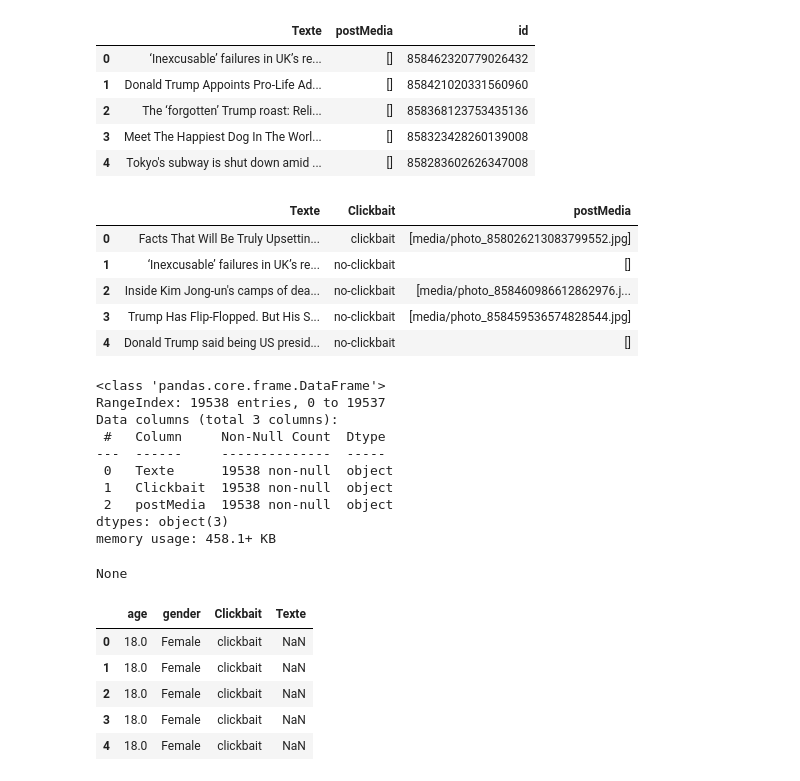
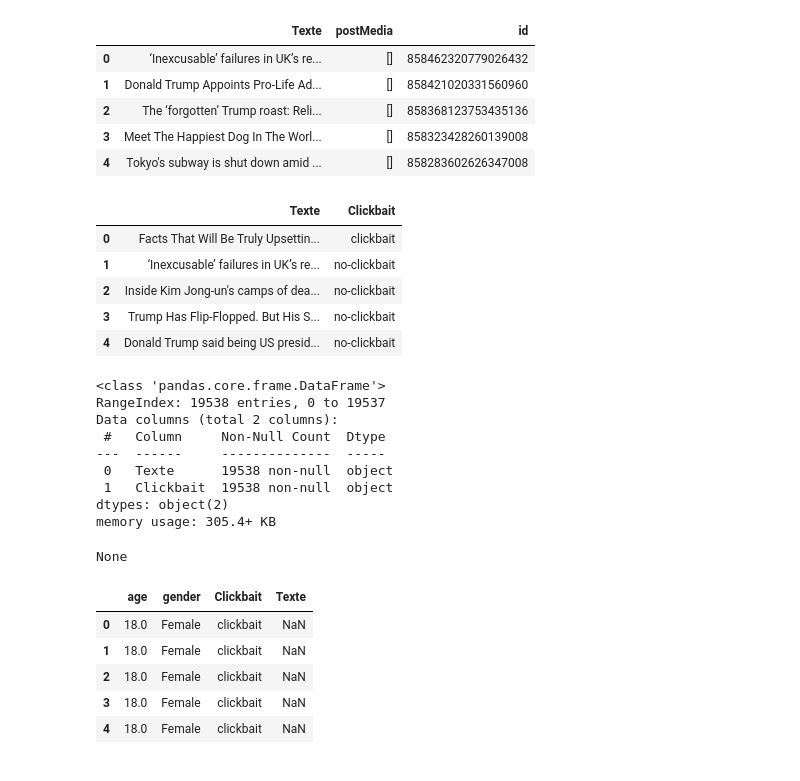
Before and after one commit to alexandre-cameron-borges/ACBorges_Clickscore_SDUDAnalytics, a Jupyter notebook: ACBorges_Clickscore_SDUDAnalytics.ipynb, the cells around one changed output. Cells and saved outputs as stored; diff of their text form; code cells hidden in the pictures.

```diff
--- a/ACBorges_Clickscore_SDUDAnalytics.ipynb
+++ b/ACBorges_Clickscore_SDUDAnalytics.ipynb
@@ -398,37 +398,36 @@ display(tableclickbait_d2.head(5))
 # %%
 #Fusion de D & D2 (Webis)
 
 tableclickbait_dd2 = pd.merge(
     tableclickbait_d,
     tableclickbait_d2,
     on="id",
     how="inner"
 )
 
 #Filtre
-cols_dd2  = ['Texte', 'Clickbait', 'postMedia']
+cols_dd2  = ['Texte', 'Clickbait']
 tableclickbait_dd2 = tableclickbait_dd2[cols_dd2]
 
 
 display(tableclickbait_dd2.head(5))
 display(tableclickbait_dd2.info())
 # %% [output]
-|  | Texte | Clickbait | postMedia |
-| 0 | Facts That Will Be Truly Upsettin... | clickbait | [media/photo_858026213083799552.jpg] |
-| 1 | ‘Inexcusable’ failures in UK’s re... | no-clickbait | [] |
-| 2 | Inside Kim Jong-un's camps of dea... | no-clickbait | [media/photo_858460986612862976.j... |
-| 3 | Trump Has Flip-Flopped. But His S... | no-clickbait | [media/photo_858459536574828544.jpg] |
-| 4 | Donald Trump said being US presid... | no-clickbait | [] |
+|  | Texte | Clickbait |
+| 0 | Facts That Will Be Truly Upsettin... | clickbait |
+| 1 | ‘Inexcusable’ failures in UK’s re... | no-clickbait |
+| 2 | Inside Kim Jong-un's camps of dea... | no-clickbait |
+| 3 | Trump Has Flip-Flopped. But His S... | no-clickbait |
+| 4 | Donald Trump said being US presid... | no-clickbait |
 <class 'pandas.core.frame.DataFrame'>
 RangeIndex: 19538 entries, 0 to 19537
-Data columns (total 3 columns):
+Data columns (total 2 columns):
  #   Column     Non-Null Count  Dtype
 ---  ------     --------------  -----
  0   Texte      19538 non-null  object
  1   Clickbait  19538 non-null  object
- 2   postMedia  19538 non-null  object
-dtypes: object(3)
-memory usage: 458.1+ KB
+dtypes: object(2)
+memory usage: 305.4+ KB
 None
 # %%
 #Fusion de B & C
```
Also changed, not shown: parts of 11 cells of this notebook.
